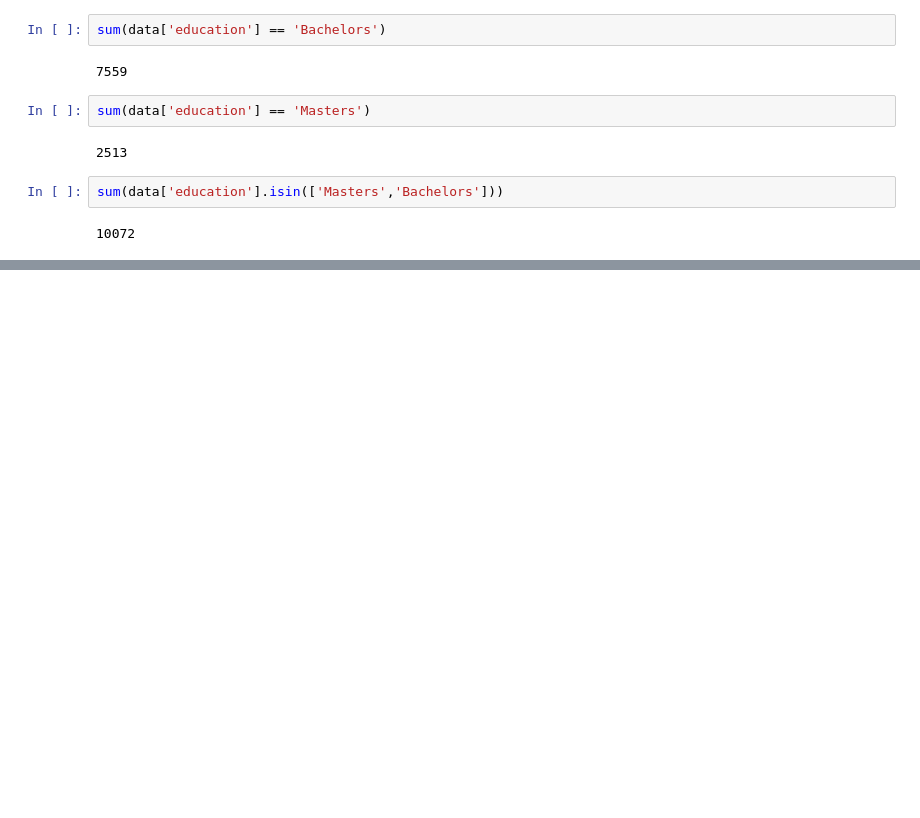
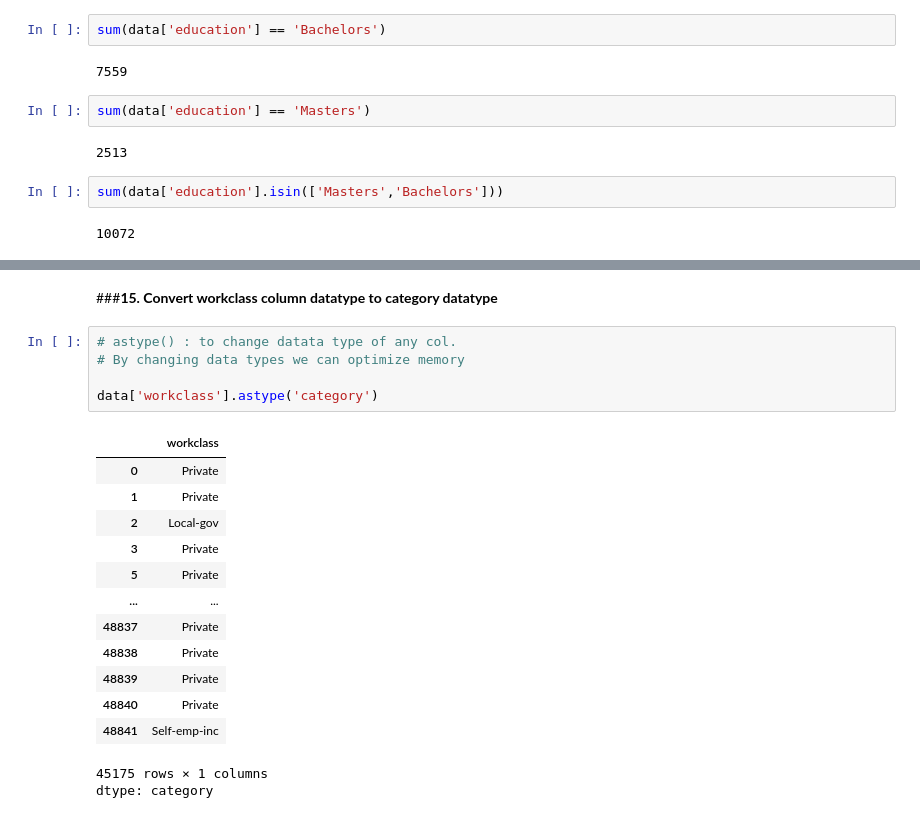
Before and after one commit to FazilMSD7/Data-Analytics, a Jupyter notebook: Pandas/Pandas_Practice_CaseStudy2.ipynb, the cells around one changed output, grey strips where cells are left out. Drawn from its saved outputs; the diff is of its cells as text; blank space fills up the shorter version.

```diff
--- a/Pandas/Pandas_Practice_CaseStudy2.ipynb
+++ b/Pandas/Pandas_Practice_CaseStudy2.ipynb
@@ -362,0 +476,22 @@ sum(data['education'].isin(['Masters','Bachelors']))
+# %% [markdown]
+###**15. Convert workclass column datatype to category datatype**
+# %%
+# astype() : to change datata type of any col.
+# By changing data types we can optimize memory
+
+data['workclass'].astype('category')
+# %% [output]
+|  | workclass |
+| 0 | Private |
+| 1 | Private |
+| 2 | Local-gov |
+| 3 | Private |
+| 5 | Private |
+| ... | ... |
+| 48837 | Private |
+| 48838 | Private |
+| 48839 | Private |
+| 48840 | Private |
+| 48841 | Self-emp-inc |
+45175 rows × 1 columns
+dtype: category
```
Also changed, not shown: parts of 13 cells of this notebook.
